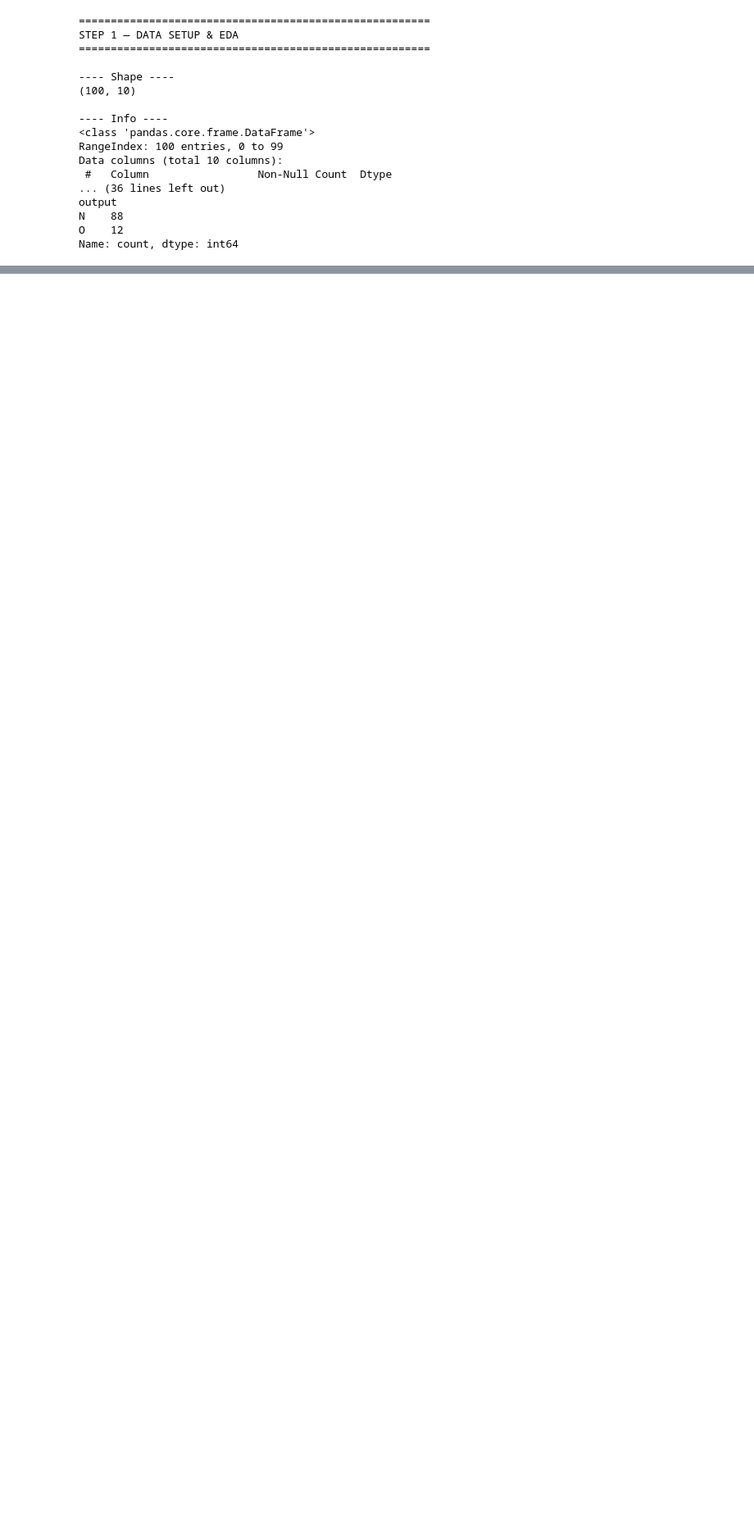
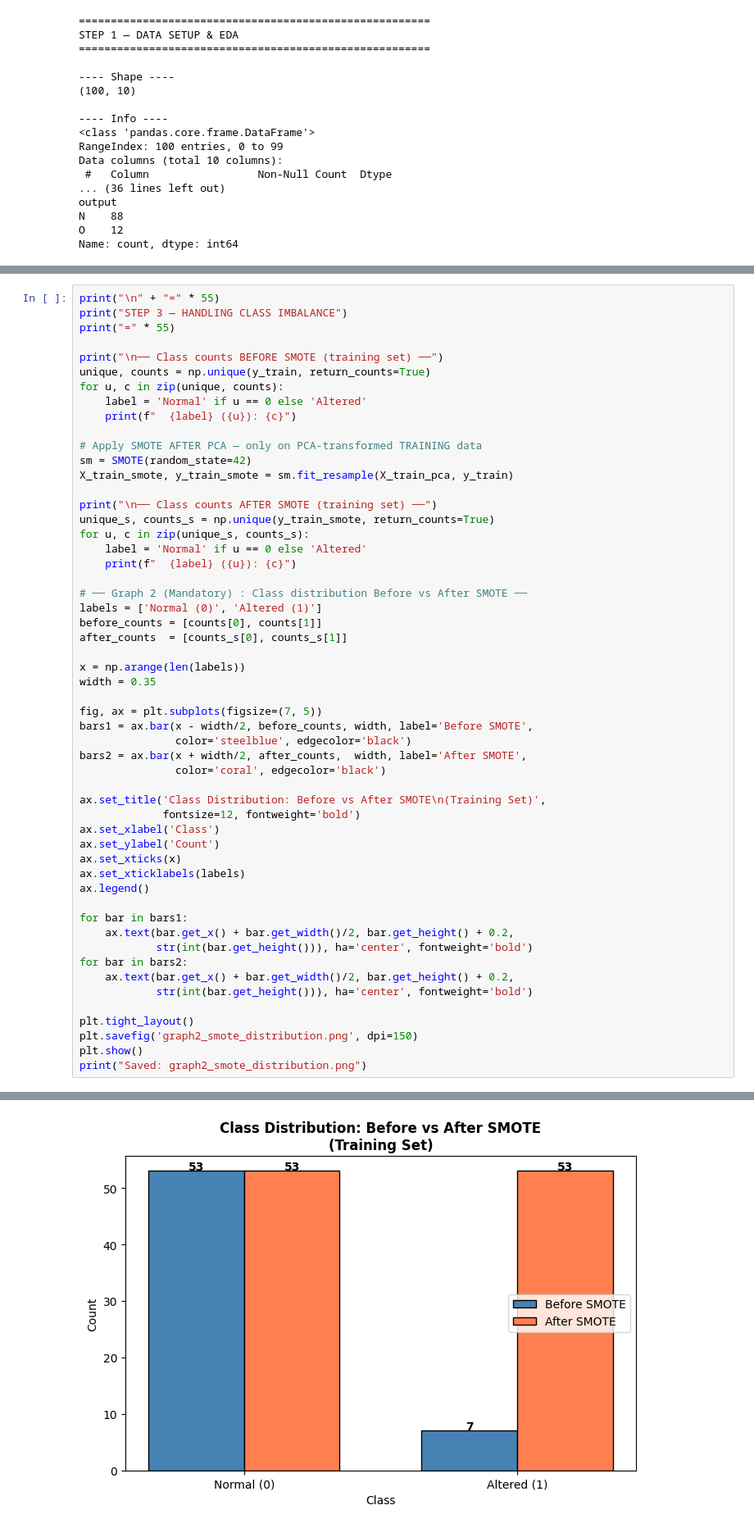
Before and after one commit to Jayesh-980/AI-Project, a Jupyter notebook: project.ipynb, the cells around one changed output, grey strips where cells are left out. Shown at 82% size. Saved outputs shown, nothing was run; the diff lists cells and outputs as text; blank space fills up the shorter version.

Commit message:
Done PCA and SMOTE -- with 46 new rows due to smote

```diff
--- a/project.ipynb
+++ b/project.ipynb
@@ -87,0 +232,55 @@ dtype: float64
+# %%
+print("\n" + "=" * 55)
+print("STEP 3 — HANDLING CLASS IMBALANCE")
+print("=" * 55)
+
+print("\n── Class counts BEFORE SMOTE (training set) ──")
+unique, counts = np.unique(y_train, return_counts=True)
+for u, c in zip(unique, counts):
+    label = 'Normal' if u == 0 else 'Altered'
+    print(f"  {label} ({u}): {c}")
+
+# Apply SMOTE AFTER PCA — only on PCA-transformed TRAINING data
+sm = SMOTE(random_state=42)
+X_train_smote, y_train_smote = sm.fit_resample(X_train_pca, y_train)
+
+print("\n── Class counts AFTER SMOTE (training set) ──")
+unique_s, counts_s = np.unique(y_train_smote, return_counts=True)
+for u, c in zip(unique_s, counts_s):
+    label = 'Normal' if u == 0 else 'Altered'
+    print(f"  {label} ({u}): {c}")
+
+# ── Graph 2 (Mandatory) : Class distribution Before vs After SMOTE ──
+labels = ['Normal (0)', 'Altered (1)']
+before_counts = [counts[0], counts[1]]
+after_counts  = [counts_s[0], counts_s[1]]
+
+x = np.arange(len(labels))
+width = 0.35
+
+fig, ax = plt.subplots(figsize=(7, 5))
+bars1 = ax.bar(x - width/2, before_counts, width, label='Before SMOTE',
+               color='steelblue', edgecolor='black')
+bars2 = ax.bar(x + width/2, after_counts,  width, label='After SMOTE',
+               color='coral', edgecolor='black')
+
+ax.set_title('Class Distribution: Before vs After SMOTE\n(Training Set)',
+             fontsize=12, fontweight='bold')
+ax.set_xlabel('Class')
+ax.set_ylabel('Count')
+ax.set_xticks(x)
+ax.set_xticklabels(labels)
+ax.legend()
+
+for bar in bars1:
+    ax.text(bar.get_x() + bar.get_width()/2, bar.get_height() + 0.2,
+            str(int(bar.get_height())), ha='center', fontweight='bold')
+for bar in bars2:
+    ax.text(bar.get_x() + bar.get_width()/2, bar.get_height() + 0.2,
+            str(int(bar.get_height())), ha='center', fontweight='bold')
+
+plt.tight_layout()
+plt.savefig('graph2_smote_distribution.png', dpi=150)
+plt.show()
+print("Saved: graph2_smote_distribution.png")
+# %% [output]
@@ -87,0 +298 @@ dtype: float64
+[figure, added]
```
Also changed, not shown: parts of 7 cells of this notebook, 2 other files.
